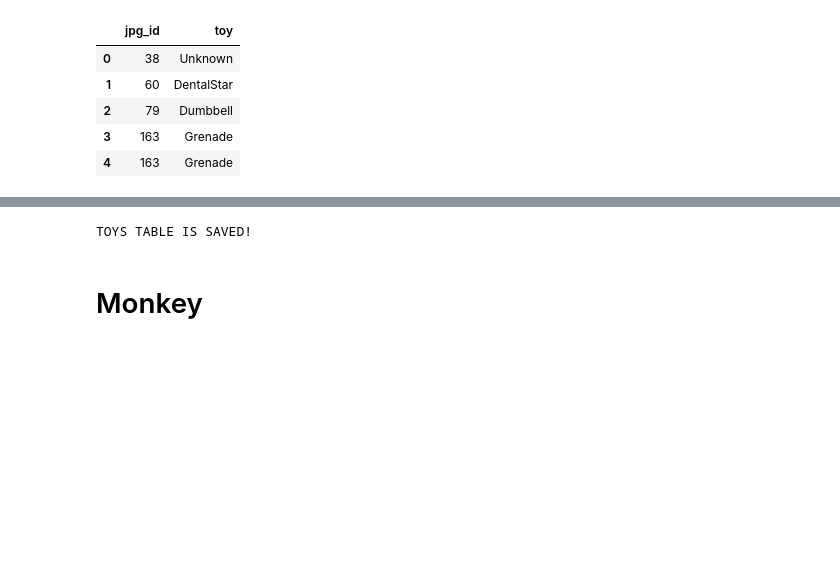
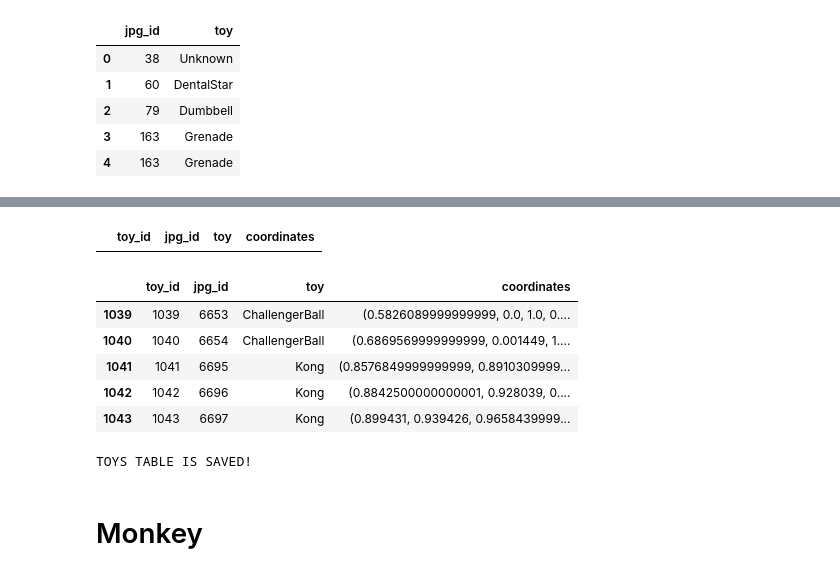
Before and after one commit to julie0924/PhotoMetadata, a Jupyter notebook: Combining.ipynb, the cells around one changed output, grey strips where cells are left out. Drawn from its saved outputs; the diff is of its cells as text; code cells hidden in the pictures; blank space fills up the shorter version.

```diff
--- a/Combining.ipynb
+++ b/Combining.ipynb
@@ -94,36 +84,33 @@ toy_merged[toy_merged.coordinates.isnull()]
-# %%
-toy_merged.to_csv('toys_FINAL.csv', index=False)
-print("TOYS TABLE IS SAVED!")
-# %% [output]
-TOYS TABLE IS SAVED!
 # %%
-# Fix the wrong ones
-# toy_id 3 not there
-toy_merged = toy_merged.drop(3)
-# in jpg_id 414, there are 1 LuckyCloverChew and 1 Grenade -- Grenade is mislabeled as LuckyCloverChew
-# fix toy_44 from luckycloverchew to grenade and
-toy_merged.loc[44, 'toy'] = 'Grenade'
-toy_merged = toy_merged.drop(45) # delete row 45 -- jpg 79
-
+# Fix the wrong ones -- these toys are not there
+toy_merged = toy_merged.drop(3) # jpg 79
 toy_merged = toy_merged.drop(112) # jpg 938
-toy_merged = toy_merged.drop(295) # jpg 1787
-
-# dentalstar is labeled as dental kong for jpg_id 1867
-toy_merged.loc[368, 'toy'] = 'DentalStar' #jpg 1867
-toy_merged = toy_merged.drop(369) # jpg 1867
-
-toy_merged = toy_merged.drop(437) # jpg 2258
-toy_merged = toy_merged.drop(471) # jpg 2478
-toy_merged = toy_merged.drop(515) # jpg 2896
-
-toy_merged.loc[773, 'toy'] = 'DentalStar' # jpg 4999
-toy_merged = toy_merged.drop(774)
-
-toy_merged.loc[777, 'toy'] = 'Kong' # jpg 5002
-toy_merged = toy_merged.drop(778)
-
-toy_merged.loc[779, 'toy'] = 'Kong' # jpg 5003
-toy_merged = toy_merged.drop(780)
+toy_merged = toy_merged.drop(294) # jpg 1787
+toy_merged = toy_merged.drop(435) # jpg 2258
+toy_merged = toy_merged.drop(469) # jpg 2478
+toy_merged = toy_merged.drop(513) # jpg 2896
+# %%
+toy_merged[toy_merged.coordinates.isnull()]
+# %% [output]
+|  | toy_id | jpg_id | toy | coordinates |
+# %%
+# Reset toy_id
+toy_merged = toy_merged.drop('toy_id', axis=1)
+toy_merged = toy_merged.reset_index(drop=True)
+toy_merged = toy_merged.reset_index().rename(columns={'index': 'toy_id'})
+toy_merged.tail(5)
+# %% [output]
+|  | toy_id | jpg_id | toy | coordinates |
+| 1039 | 1039 | 6653 | ChallengerBall | (0.5826089999999999, 0.0, 1.0, 0.... |
+| 1040 | 1040 | 6654 | ChallengerBall | (0.6869569999999999, 0.001449, 1.... |
+| 1041 | 1041 | 6695 | Kong | (0.8576849999999999, 0.8910309999... |
+| 1042 | 1042 | 6696 | Kong | (0.8842500000000001, 0.928039, 0.... |
+| 1043 | 1043 | 6697 | Kong | (0.899431, 0.939426, 0.9658439999... |
+# %%
+toy_merged.to_csv('toys_FINAL.csv', index=False)
+print("TOYS TABLE IS SAVED!")
+# %% [output]
+TOYS TABLE IS SAVED!
 # %% [markdown]
 # Monkey
 # %%
```
Also changed, not shown: parts of 2 cells of this notebook, 50 other files.
